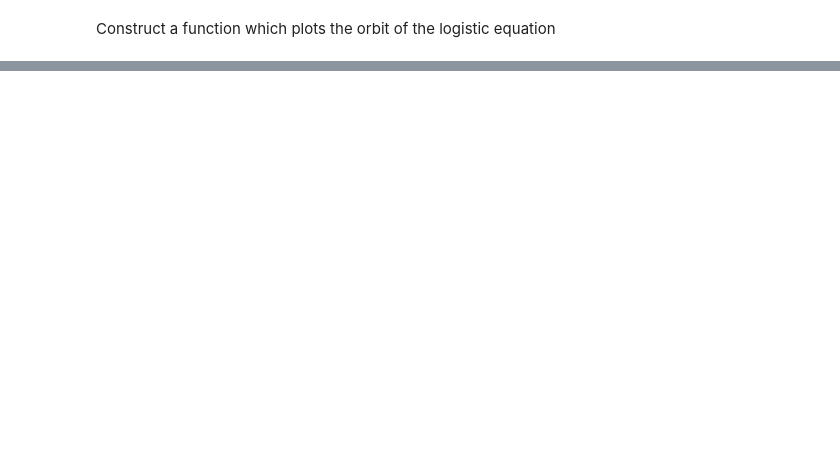
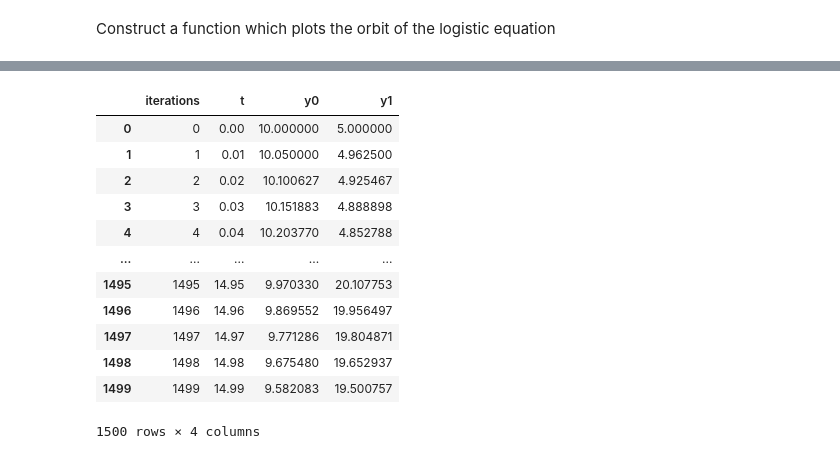
Before and after one commit to HijoBejuco/dynamical-systems-modeling, a Jupyter notebook: code_notebook.ipynb, the cells around one changed output, grey strips where cells are left out. Saved outputs shown, nothing was run; the diff lists cells and outputs as text; code cells hidden in the pictures; blank space fills up the shorter version.

```diff
--- a/code_notebook.ipynb
+++ b/code_notebook.ipynb
@@ -187,0 +78,16 @@ plt.show()
+# %%
+lotka_volterra_results
+# %% [output]
+|  | iterations | t | y0 | y1 |
+| 0 | 0 | 0.00 | 10.000000 | 5.000000 |
+| 1 | 1 | 0.01 | 10.050000 | 4.962500 |
+| 2 | 2 | 0.02 | 10.100627 | 4.925467 |
+| 3 | 3 | 0.03 | 10.151883 | 4.888898 |
+| 4 | 4 | 0.04 | 10.203770 | 4.852788 |
+| ... | ... | ... | ... | ... |
+| 1495 | 1495 | 14.95 | 9.970330 | 20.107753 |
+| 1496 | 1496 | 14.96 | 9.869552 | 19.956497 |
+| 1497 | 1497 | 14.97 | 9.771286 | 19.804871 |
+| 1498 | 1498 | 14.98 | 9.675480 | 19.652937 |
+| 1499 | 1499 | 14.99 | 9.582083 | 19.500757 |
+1500 rows × 4 columns
```
Also changed, not shown: parts of 27 cells of this notebook, 1 other file.
